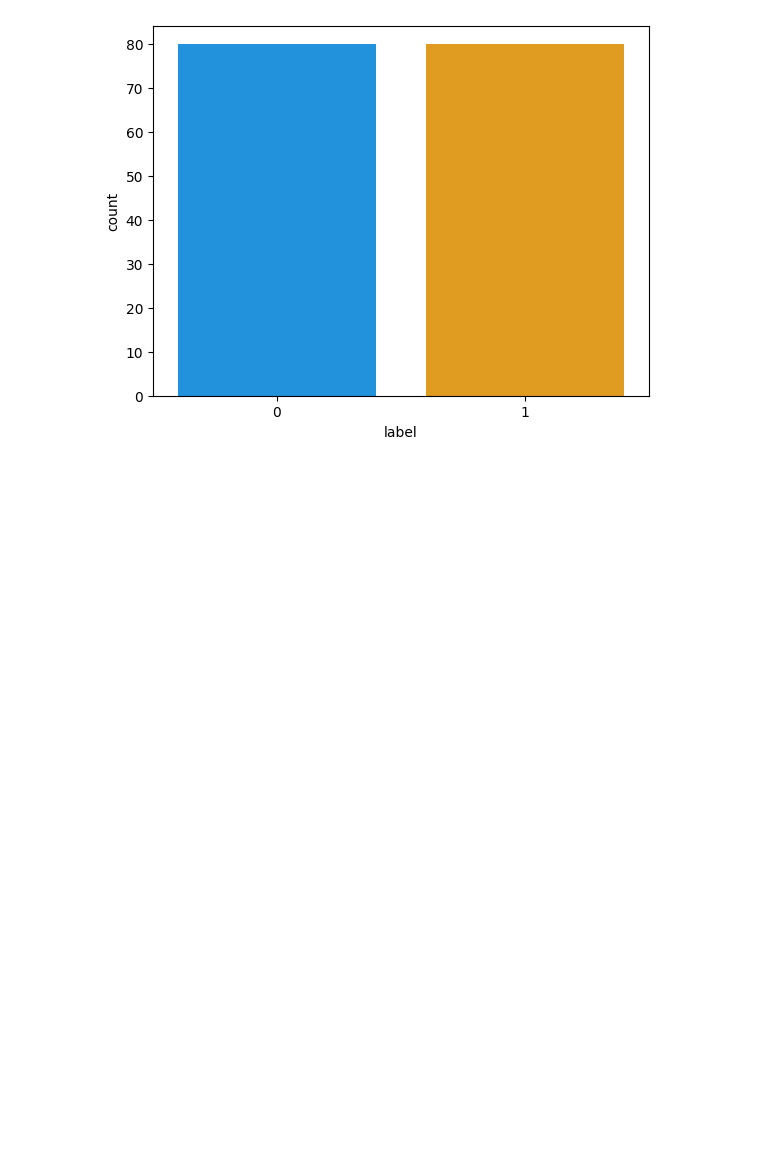
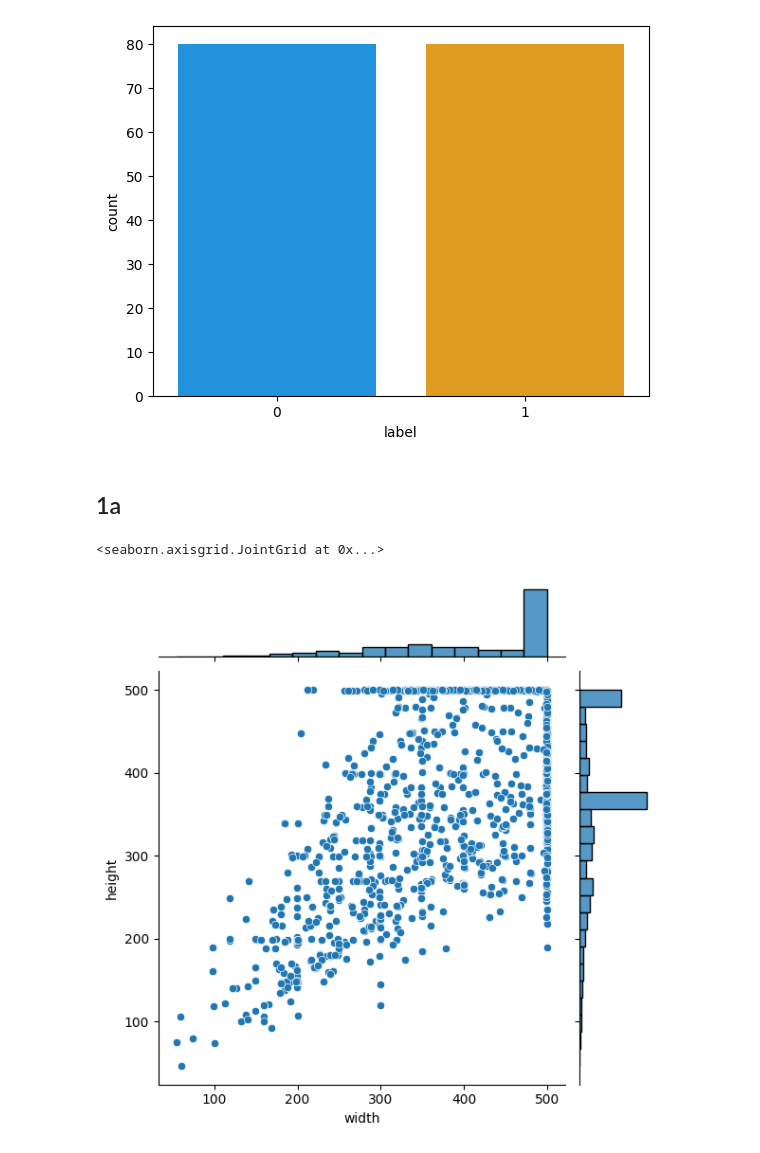
Before and after one commit to BrutalFrost/Artificial_Intelligence_Hampus_Erlandsson_OPA23, a Jupyter notebook: Lab_2/Lab_2.ipynb, the cells around one changed output. Cells and saved outputs as stored; diff of their text form; code cells hidden in the pictures; blank space fills up the shorter version.

```diff
--- a/Lab_2/Lab_2.ipynb
+++ b/Lab_2/Lab_2.ipynb
@@ -250,3 +259,22 @@ fig.update_layout(title='Dataset with index',
                   ))
 
 fig.show()
+# %% [markdown]
+## 1a
+# %%
+def image_size(data):
+    image_sizes = []
+
+    for image in data:
+        image_size = image.shape[:2]
+        image_sizes.append(image_size)
+    return image_sizes
+# %%
+train_sizes_small = image_size(X_train_small)
+
+df_train_sizes_small= pd.DataFrame( data= train_sizes_small, columns= ["height", "width"])
+
+sns.jointplot(data = df_train_sizes_small, x = "width", y = "height")
+# %% [output]
+<seaborn.axisgrid.JointGrid at 0x...>
+[figure, added]
```
Also changed, not shown: parts of 15 cells of this notebook.
